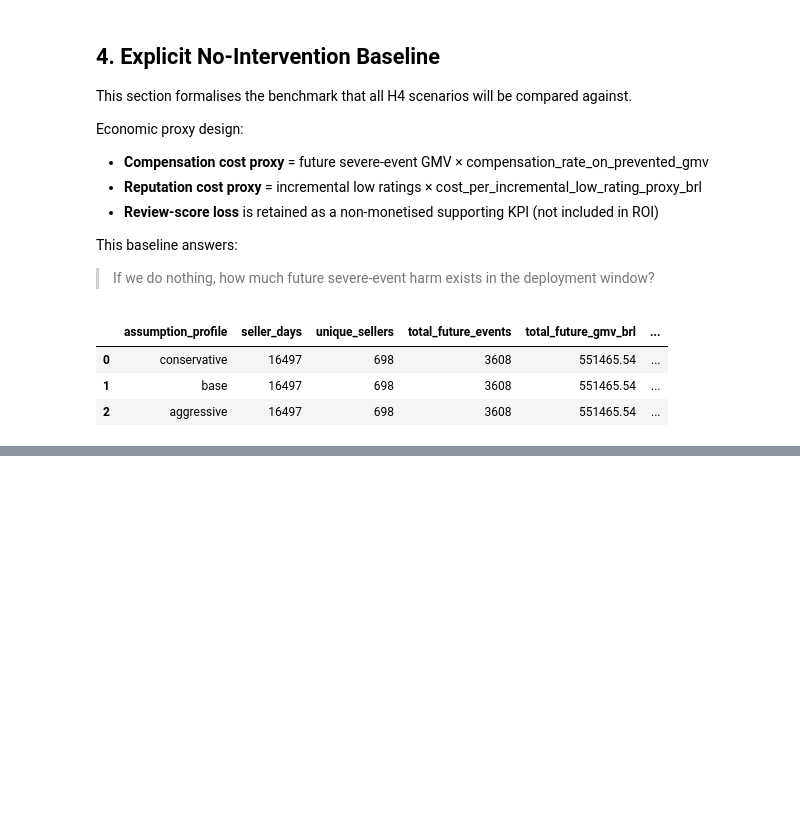
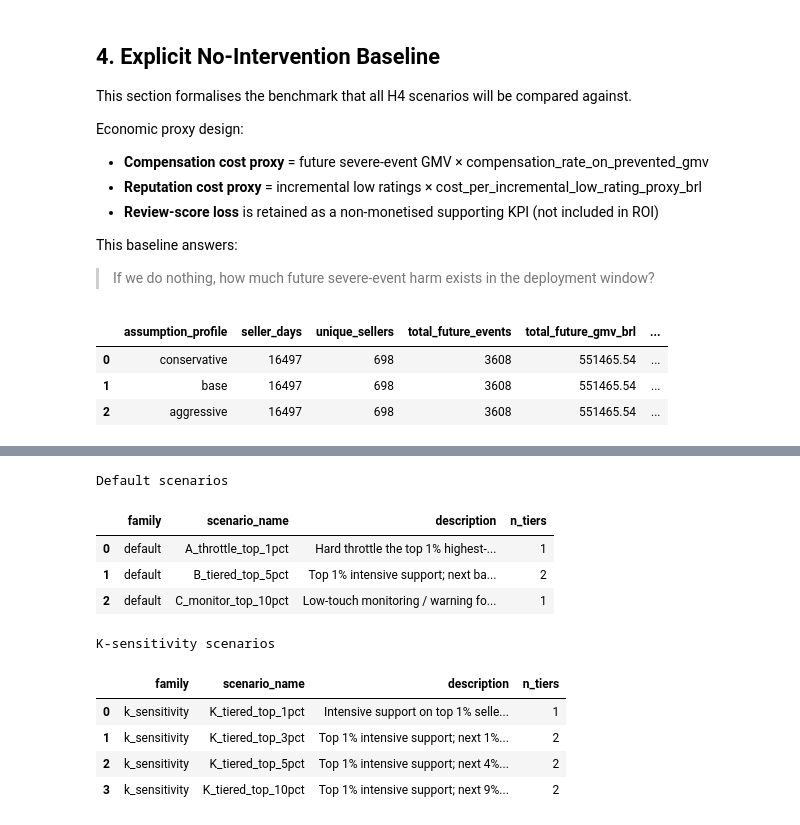
Before and after one commit to andrewyang0620/marketplace-sla-risk-analysis, a Jupyter notebook: notebooks/04_intervention_roi.ipynb, the cells around one changed output, grey strips where cells are left out. Drawn from its saved outputs; the diff is of its cells as text; code cells hidden in the pictures; blank space fills up the shorter version.

Commit message:
Base-case comparison for default scenarios finished

```diff
--- a/notebooks/04_intervention_roi.ipynb
+++ b/notebooks/04_intervention_roi.ipynb
@@ -300,0 +320,44 @@ baseline_df
+# %%
+default_scenarios = build_default_roi_scenarios(default_topk=0.05)
+k_sensitivity_scenarios = build_k_sensitivity_scenarios(
+    k_values=(0.01, 0.03, 0.05, 0.10),
+    intensive_frac=0.01,
+)
+
+print("Default scenarios")
+pd.DataFrame(
+    [
+        {
+            "family": s["scenario_family"],
+            "scenario_name": s["scenario_name"],
+            "description": s["description"],
+            "n_tiers": len(s["tiers"]),
+        }
+        for s in default_scenarios
+    ]
+)
+
+print("\nK-sensitivity scenarios")
+pd.DataFrame(
+    [
+        {
+            "family": s["scenario_family"],
+            "scenario_name": s["scenario_name"],
+            "description": s["description"],
+            "n_tiers": len(s["tiers"]),
+        }
+        for s in k_sensitivity_scenarios
+    ]
+)
+# %% [output]
+Default scenarios
+|  | family | scenario_name | description | n_tiers |
+| 0 | default | A_throttle_top_1pct | Hard throttle the top 1% highest-... | 1 |
+| 1 | default | B_tiered_top_5pct | Top 1% intensive support; next ba... | 2 |
+| 2 | default | C_monitor_top_10pct | Low-touch monitoring / warning fo... | 1 |
+K-sensitivity scenarios
+|  | family | scenario_name | description | n_tiers |
+| 0 | k_sensitivity | K_tiered_top_1pct | Intensive support on top 1% selle... | 1 |
+| 1 | k_sensitivity | K_tiered_top_3pct | Top 1% intensive support; next 1%... | 2 |
+| 2 | k_sensitivity | K_tiered_top_5pct | Top 1% intensive support; next 4%... | 2 |
+| 3 | k_sensitivity | K_tiered_top_10pct | Top 1% intensive support; next 9%... | 2 |
```
Also changed, not shown: parts of 2 cells of this notebook, 1 other file.
